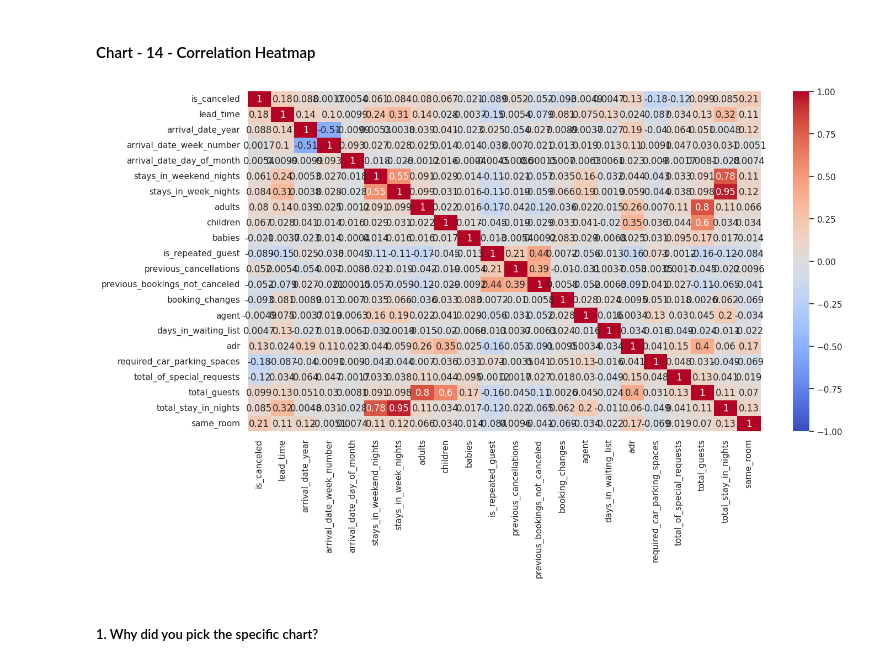
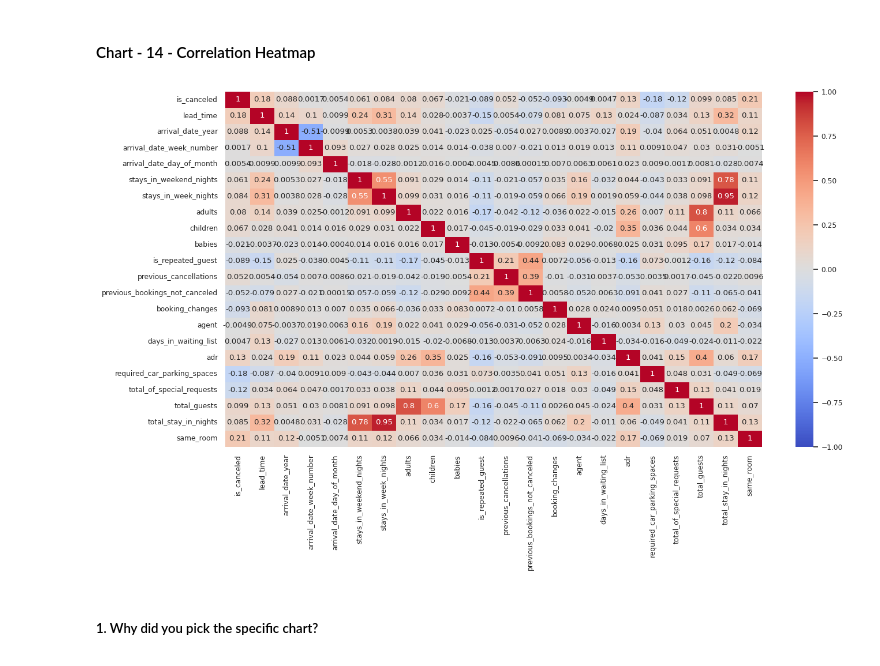
Before and after one commit to krish-kanji/hotel-booking-analysis, a Jupyter notebook: Copy_of_hotel_booking_analysis.ipynb, the cells around one changed output. Saved outputs shown, nothing was run; the diff lists cells and outputs as text; code cells hidden in the pictures.

```diff
--- a/Copy_of_hotel_booking_analysis.ipynb
+++ b/Copy_of_hotel_booking_analysis.ipynb
@@ -889,11 +856,12 @@ So from the above kde plot we can say that  a longer waiting period is not a rea
 # %%
 # Correlation Heatmap visualization code
 # Plotting a correlation heatmap for the dataset
 plt.figure(figsize=(15,8))
+sns.set(font_scale=0.8)
 sns.heatmap(hotel_df.corr(), vmin=-1, cmap='coolwarm', annot=True)
 plt.show()
 # %% [output]
-[figure, old version]
+[figure, new version]
 # %% [markdown]
 ##### 1. Why did you pick the specific chart?
 # %% [markdown]
```
Also changed, not shown: parts of 39 cells of this notebook.
